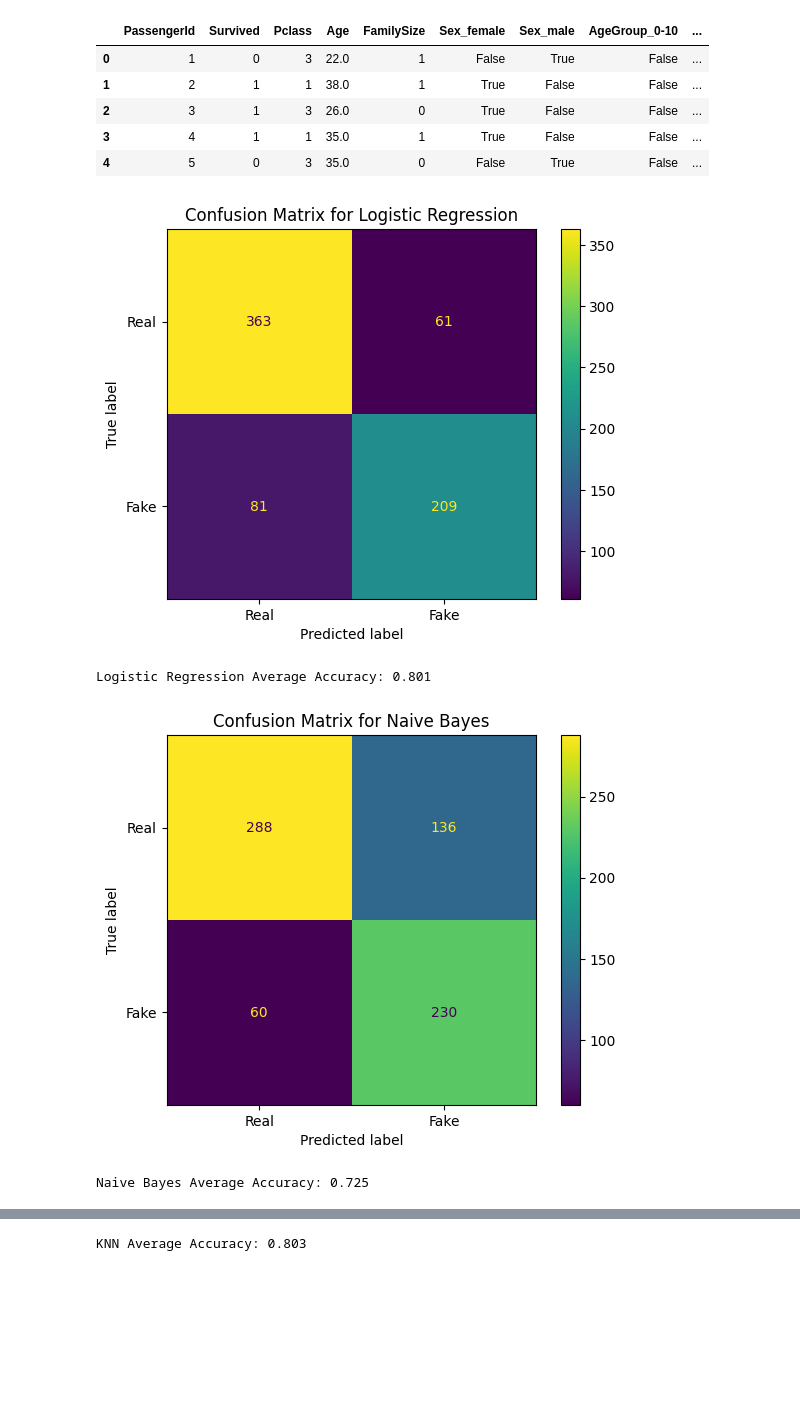
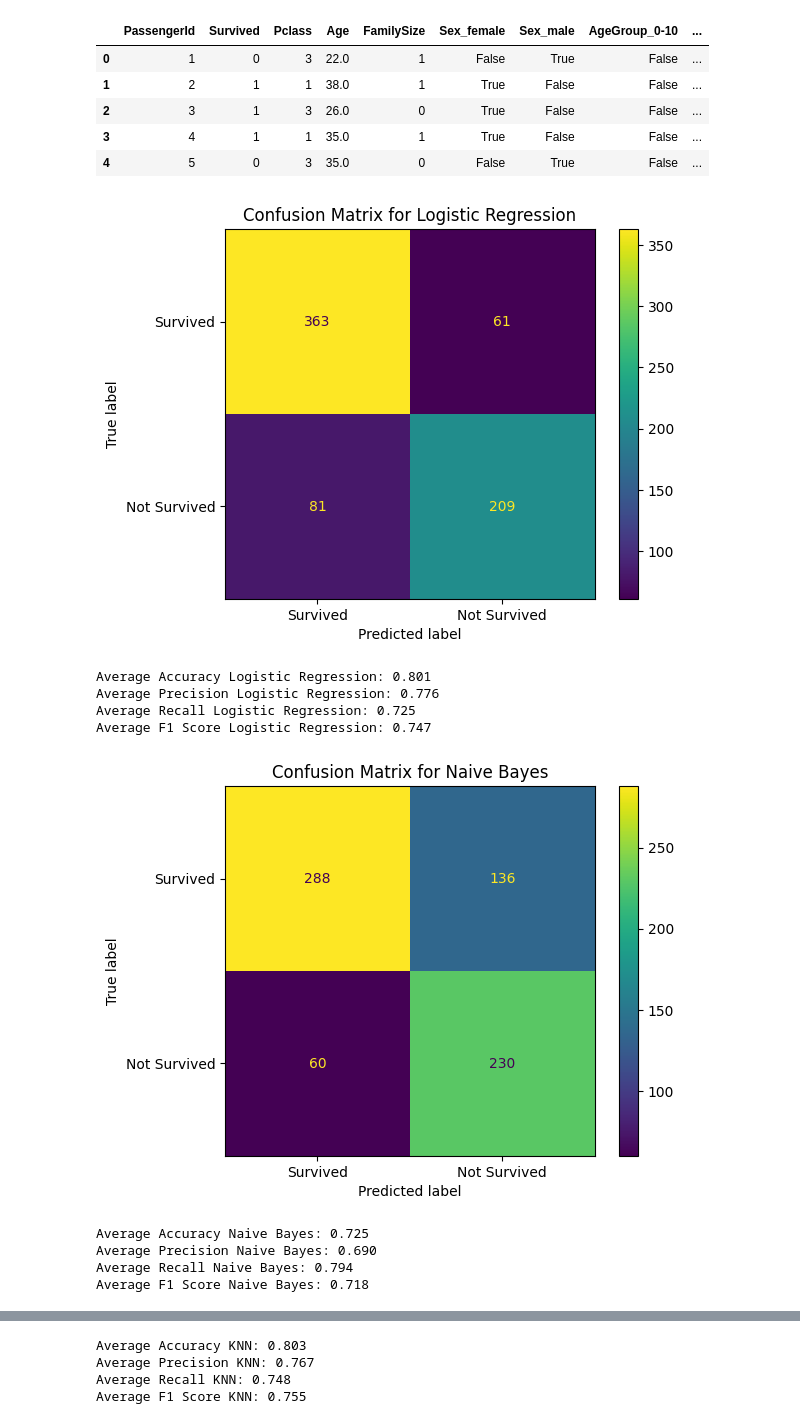
Before and after one commit to gsutjijadi/IBDA2032, a Jupyter notebook: TI5_17/TI5_17.ipynb, the cells around one changed output, grey strips where cells are left out. Drawn from its saved outputs; the diff is of its cells as text; code cells hidden in the pictures; blank space fills up the shorter version.

Commit message:
menambah f1, recall, precision

```diff
--- a/TI5_17/TI5_17.ipynb
+++ b/TI5_17/TI5_17.ipynb
@@ -136,42 +136,61 @@ classifiers = [
 for i, clf in enumerate(classifiers):
     clf = make_pipeline(StandardScaler(), clf)
 
     # Track scores for each fold
     scores = []
+    precisions = []
+    recalls = []
+    f1_scores = []
     all_true = []
     all_pred = []
     for train_index, test_index in kf.split(X):
         X_train, X_test = X.iloc[train_index], X.iloc[test_index]
         y_train, y_test = y.iloc[train_index], y.iloc[test_index]
 
-        # Fit the classifier and calculate accuracy
+        # Fit the classifier and calculate metrics
         clf.fit(X_train, y_train)
         y_pred = clf.predict(X_test)
         score = accuracy_score(y_test, y_pred)
         scores.append(score)
 
-        # Append true and predicted values for confusion matrix
+        precision = precision_score(y_test, y_pred)
+        precisions.append(precision)
+
+        recall = recall_score(y_test, y_pred)
+        recalls.append(recall)
+
+        f1 = f1_score(y_test, y_pred)
+        f1_scores.append(f1)
+
         all_true.extend(y_test)
         all_pred.extend(y_pred)
 
-    # Calculate average score across folds
+    # Calculate average scores across folds
     avg_score = np.mean(scores)
+    avg_precision = np.mean(precisions)
+    avg_recall = np.mean(recalls)
+    avg_f1 = np.mean(f1_scores)
 
     # Plot confusion matrix
     cm = confusion_matrix(all_true, all_pred)
     disp = ConfusionMatrixDisplay(cm, display_labels=['Survived', 'Not Survived'])
     disp.plot()
     title = "Confusion Matrix" if names[i] == "" else "Confusion Matrix for " + names[i]
     plt.title(title)
     plt.show()
 
-    print(f"Accuracy {names[i]}: {avg_score:.3f}")
-
-
-plt.tight_layout()
-plt.show()
+    print(f"Average Accuracy {names[i]}: {avg_score:.3f}")
+    print(f"Average Precision {names[i]}: {avg_precision:.3f}")
+    print(f"Average Recall {names[i]}: {avg_recall:.3f}")
+    print(f"Average F1 Score {names[i]}: {avg_f1:.3f}")
 # %% [output]
-[figure, old version]
+[figure, new version]
-Logistic Regression Average Accuracy: 0.801
+Average Accuracy Logistic Regression: 0.801
+Average Precision Logistic Regression: 0.776
+Average Recall Logistic Regression: 0.725
+Average F1 Score Logistic Regression: 0.747
-[figure, old version]
+[figure, new version]
-Naive Bayes Average Accuracy: 0.725
+Average Accuracy Naive Bayes: 0.725
+Average Precision Naive Bayes: 0.690
+Average Recall Naive Bayes: 0.794
+Average F1 Score Naive Bayes: 0.718
@@ -179 +198,4 @@ Naive Bayes Average Accuracy: 0.725
-KNN Average Accuracy: 0.803
+Average Accuracy KNN: 0.803
+Average Precision KNN: 0.767
+Average Recall KNN: 0.748
+Average F1 Score KNN: 0.755
```
Also changed, not shown: parts of 2 cells of this notebook.
